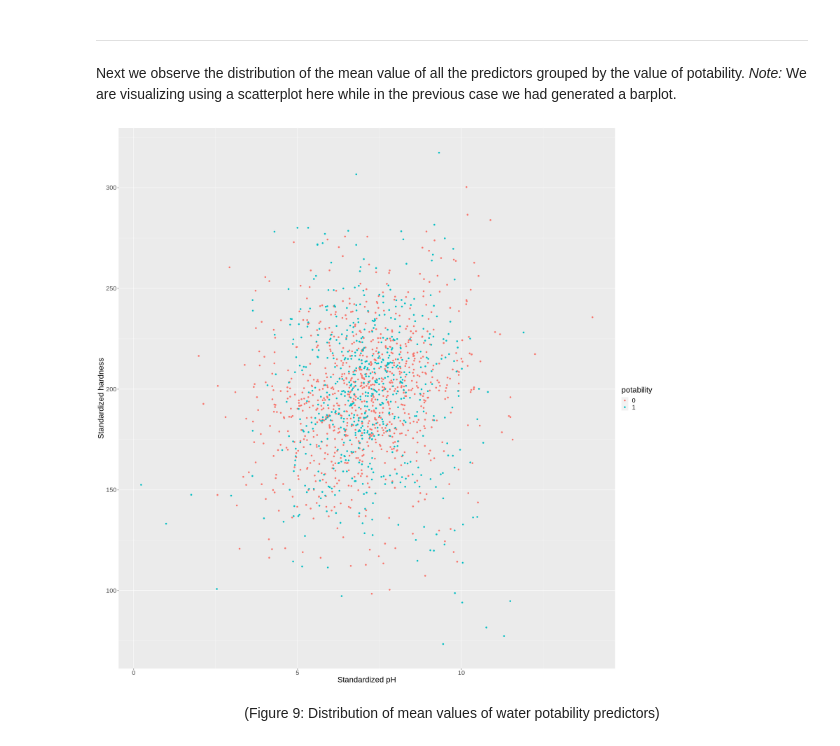
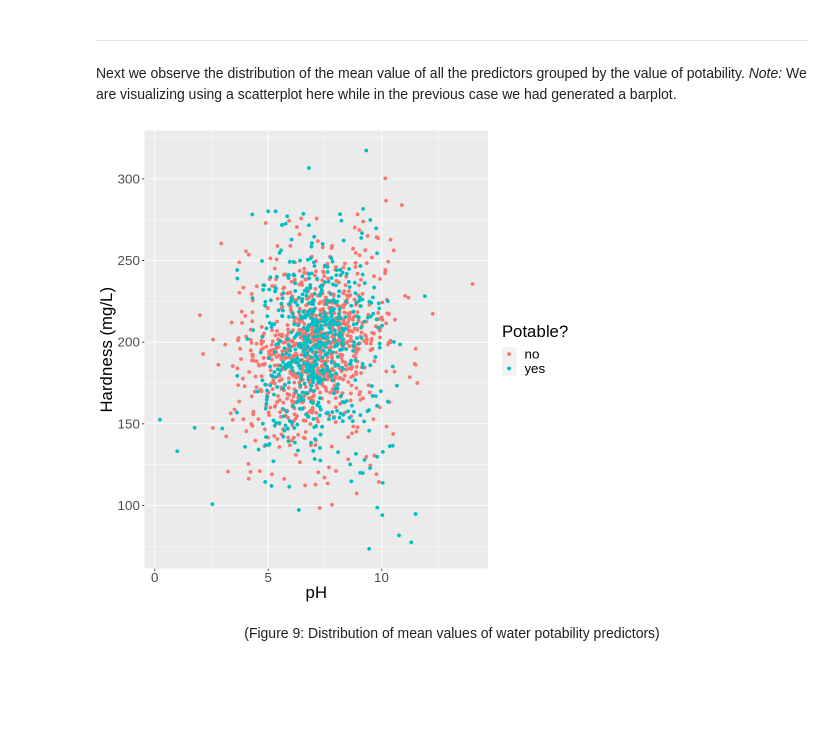
Before and after one commit to kashish1928/Dsci100_Group93_, a Jupyter notebook: Group-Project-Report.ipynb, the cells around one changed output. Saved outputs shown, nothing was run; the diff lists cells and outputs as text; code cells hidden in the pictures; blank space fills up the shorter version.

```diff
--- a/Group-Project-Report.ipynb
+++ b/Group-Project-Report.ipynb
@@ -261,19 +282,20 @@ Next we observe the distribution of the mean value of all the predictors grouped
 # %%
 # #7. SCALE TRAINING DATA USING SCALE()
 # water_train_scaled_2 <- water_train |> #scale all predictors using the scale() function
 #     select(-potability) |>
 #     scale(center = TRUE, scale = TRUE) |>
 #     bind_cols(potability = water_train$potability)
 
 #8. PLOT TRAINING DATA IN A SCATTERPLOT COMPARING THE DISTRIBUTION ACCORDING TO TWO SELECTED PREDICTORS
 water_train_scatterplot <- water_train |> #scatterplot comparing two predictors--in this case, pH and hardness, standardized
+    mutate(potability = fct_recode(potability, "no" = "0", "yes" = "1")) |>
     ggplot(aes(x = ph, y = hardness, color = potability)) +
     geom_point() +
-    labs(x = "Standardized pH", y = "Standardized hardness") +
+    labs(x = "pH", y = "Hardness (mg/L)", color = "Potable?") +
     theme(text = element_text(size = 20))
 
 water_train_scatterplot
 # %% [output]
-[figure, old version]
+[figure, new version]
 # %% [markdown]
 <center> (Figure 9: Distribution of mean values of water potability predictors) </center>
```
Also changed, not shown: parts of 38 cells of this notebook, 1 other file.
